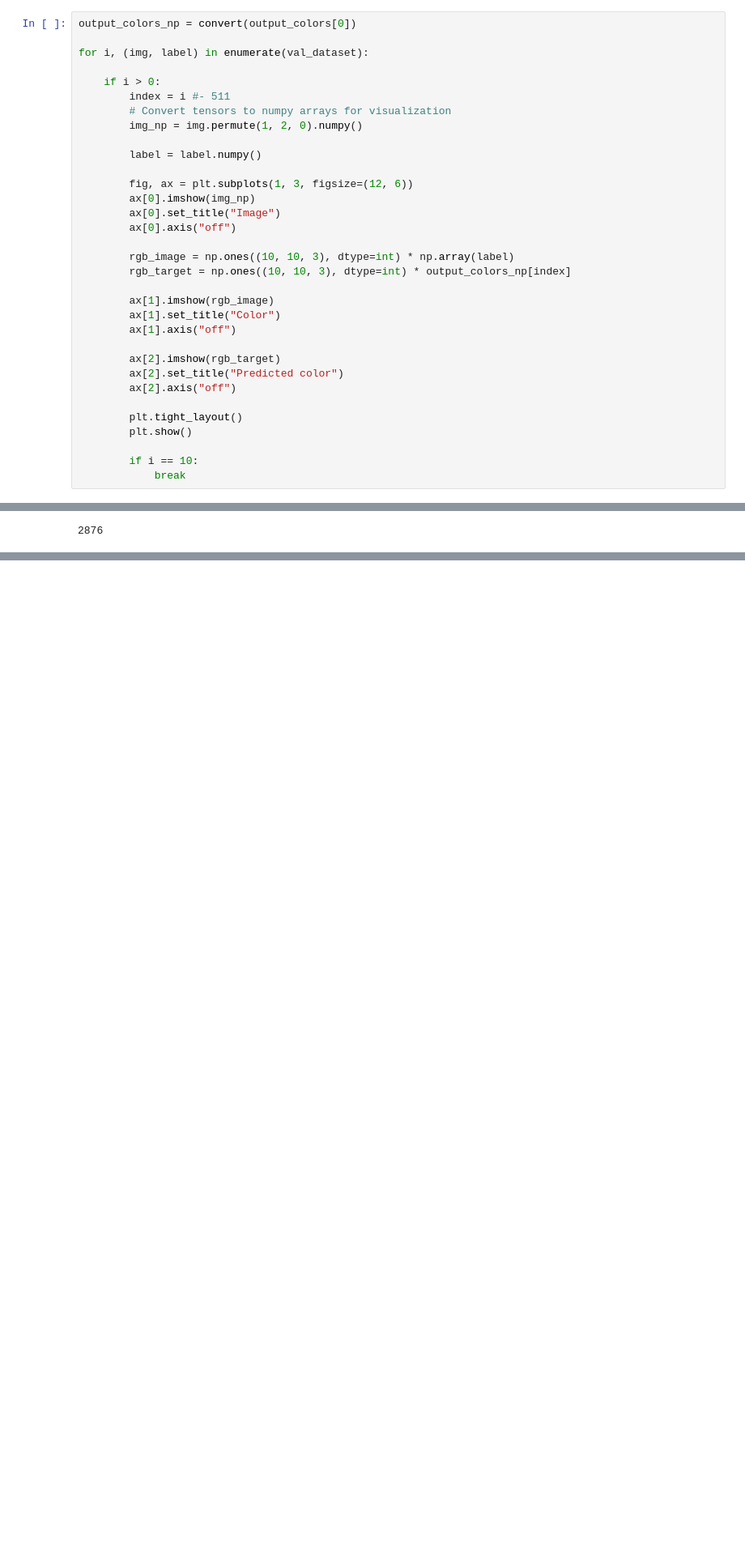
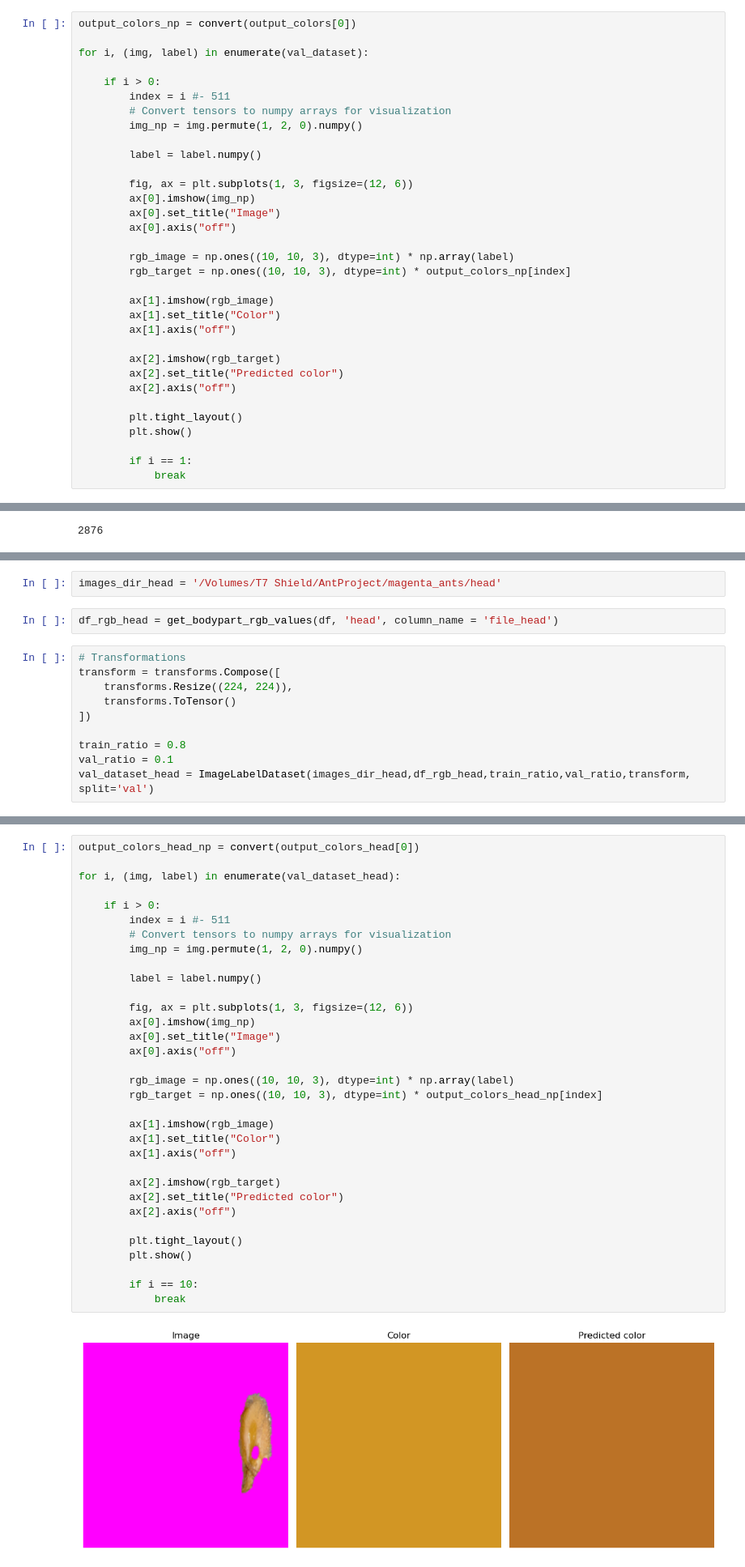
Before and after one commit to CS-433/ml-project-2-kalamariunionen, a Jupyter notebook: analysis_resnet.ipynb, the cells around one changed output, grey strips where cells are left out. Shown at 81% size. Saved outputs shown, nothing was run; the diff lists cells and outputs as text; blank space fills up the shorter version.

```diff
--- a/analysis_resnet.ipynb
+++ b/analysis_resnet.ipynb
@@ -137,7 +254,7 @@ for i, (img, label) in enumerate(val_dataset):
         plt.tight_layout()
         plt.show()
 
-        if i == 10:
+        if i == 1:
             break
 # %% [output]
 [figure]
@@ -256,0 +382,14 @@ plot_colors_with_subplots(target_colors_np, output_colors_np, highest_10_indices
+# %%
+images_dir_head = '/Volumes/T7 Shield/AntProject/magenta_ants/head'
+# %%
+df_rgb_head = get_bodypart_rgb_values(df, 'head', column_name = 'file_head')
+# %%
+# Transformations
+transform = transforms.Compose([
+    transforms.Resize((224, 224)),
+    transforms.ToTensor()
+])
+
+train_ratio = 0.8
+val_ratio = 0.1
+val_dataset_head = ImageLabelDataset(images_dir_head,df_rgb_head,train_ratio,val_ratio,transform, split='val')
@@ -256,0 +414,35 @@ plot_colors_with_subplots(target_colors_np, output_colors_np, highest_10_indices
+# %%
+output_colors_head_np = convert(output_colors_head[0])
+
+for i, (img, label) in enumerate(val_dataset_head):
+
+    if i > 0:
+        index = i #- 511
+        # Convert tensors to numpy arrays for visualization
+        img_np = img.permute(1, 2, 0).numpy()
+
+        label = label.numpy()
+
+        fig, ax = plt.subplots(1, 3, figsize=(12, 6))
+        ax[0].imshow(img_np)
+        ax[0].set_title("Image")
+        ax[0].axis("off")
+
+        rgb_image = np.ones((10, 10, 3), dtype=int) * np.array(label)
+        rgb_target = np.ones((10, 10, 3), dtype=int) * output_colors_head_np[index]
+
+        ax[1].imshow(rgb_image)
+        ax[1].set_title("Color")
+        ax[1].axis("off")
+
+        ax[2].imshow(rgb_target)
+        ax[2].set_title("Predicted color")
+        ax[2].axis("off")
+
+        plt.tight_layout()
+        plt.show()
+
+        if i == 10:
+            break
+# %% [output]
+[figure, added]
```
Also changed, not shown: parts of 37 cells of this notebook, 13 other files.
